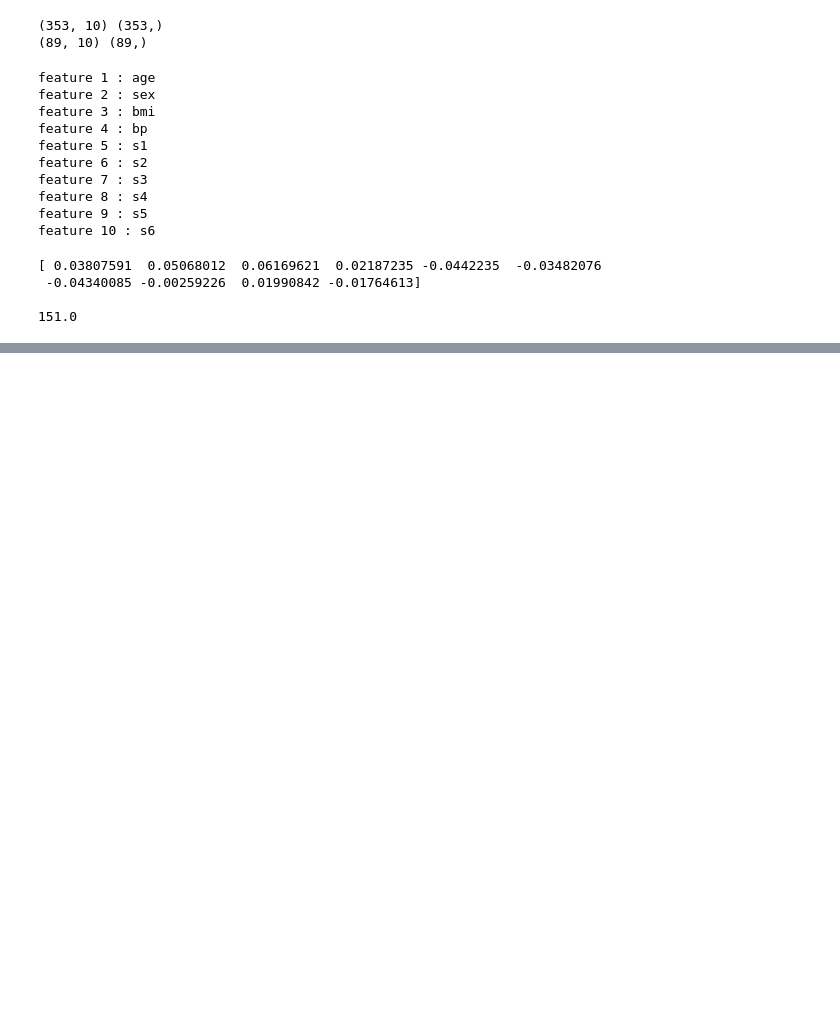
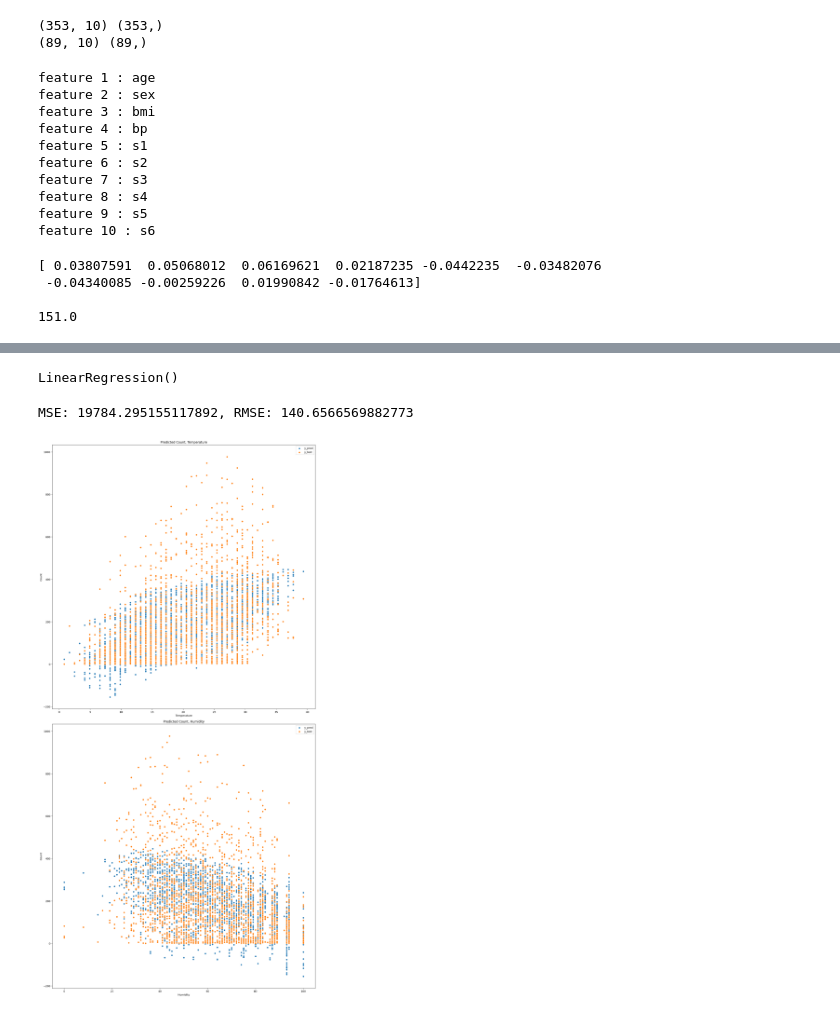
Before and after one commit to ggumtakg/AIFFEL_quest_rs, a Jupyter notebook: Exploration/Ex01/Ex01.ipynb, the cells around one changed output, grey strips where cells are left out. Saved outputs shown, nothing was run; the diff lists cells and outputs as text; code cells hidden in the pictures; blank space fills up the shorter version.

```diff
--- a/Exploration/Ex01/Ex01.ipynb
+++ b/Exploration/Ex01/Ex01.ipynb
@@ -283,0 +322,3 @@ plt.show()
+# %%
+train = pd.get_dummies(train, columns=['season', 'weather'])
+train.head()
@@ -283,0 +333,47 @@ plt.show()
+# %%
+from sklearn.model_selection import train_test_split
+
+X = train[['holiday', 'workingday', 'temp', 'atemp', 'humidity', 'windspeed', 'year', 'month', 'day', 'hour', 'season_1', 'season_2', 'season_3', 'season_4', 'weather_1', 'weather_2', 'weather_3', 'weather_4']]
+y = train['count']
+
+X_train, X_test, y_train, y_test = train_test_split(X, y, test_size=0.2, random_state=42)
+# %%
+from sklearn.linear_model import LinearRegression
+
+model = LinearRegression()
+model.fit(X_train, y_train)
+# %% [output]
+LinearRegression()
+# %%
+from sklearn.metrics import mean_squared_error
+import numpy as np
+
+y_pred = model.predict(X_test)
+
+mse = mean_squared_error(y_test, y_pred)
+rmse = np.sqrt(mse)
+print(f'MSE: {mse}, RMSE: {rmse}')
+# %% [output]
+MSE: 19784.295155117892, RMSE: 140.6566569882773
+# %%
+plt.figure(figsize=(15, 30))
+plt.subplot(2, 1, 1)
+sns.scatterplot(x=X_test['temp'], y=y_pred, label='y_pred')
+sns.scatterplot(x=X_test['temp'], y=y_test, label='y_test')
+plt.title('Predicted Count, Temperature')
+plt.xlabel('Temperature')
+plt.ylabel('Count')
+plt.legend()
+
+plt.subplot(2, 1, 2)
+sns.scatterplot(x=X_test['humidity'], y=y_pred, label='y_pred')
+sns.scatterplot(x=X_test['humidity'], y=y_test, label='y_test')
+plt.title('Predicted Count, Humidity')
+plt.xlabel('Humidity')
+plt.ylabel('Count')
+plt.legend()
+
+plt.tight_layout()
+plt.show()
+# %% [output]
+[figure, added]
```
Also changed, not shown: parts of 11 cells of this notebook.
